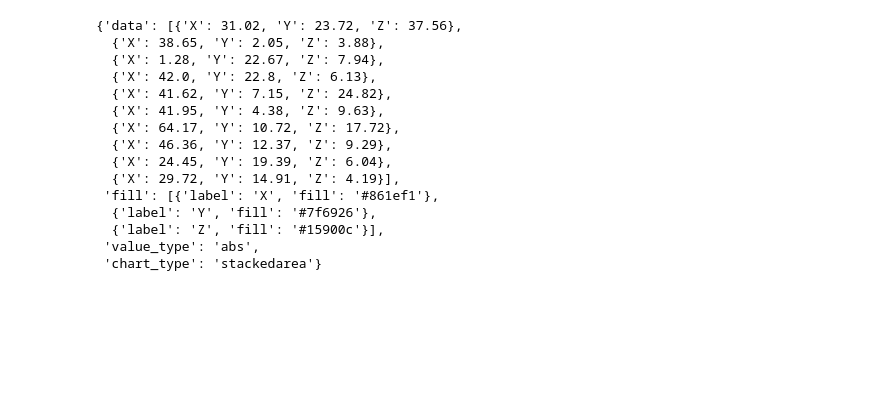
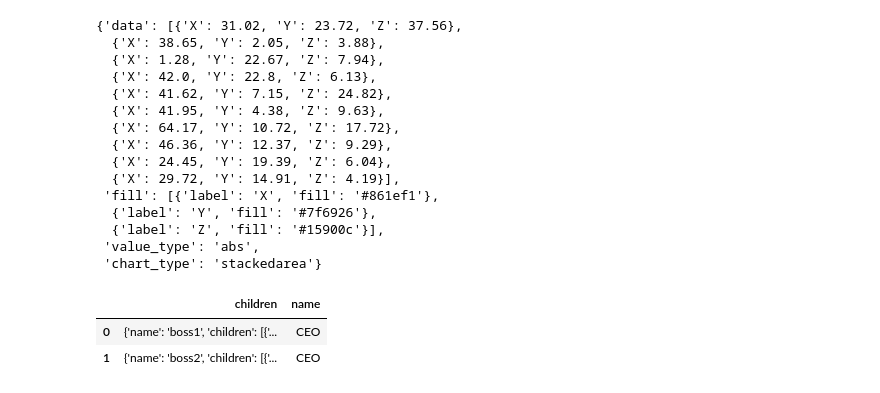
Before and after one commit to pandalearnstocode/fastapi-ms, a Jupyter notebook: notebooks/load_generator.ipynb, the cells around one changed output. Saved outputs shown, nothing was run; the diff lists cells and outputs as text; code cells hidden in the pictures; blank space fills up the shorter version.

```diff
--- a/notebooks/load_generator.ipynb
+++ b/notebooks/load_generator.ipynb
@@ -365,3 +365,9 @@ _stackedarea_payload_generator()
   {'label': 'Z', 'fill': '#15900c'}],
  'value_type': 'abs',
  'chart_type': 'stackedarea'}
+# %%
+pd.read_json("https://raw.githubusercontent.com/holtzy/D3-graph-gallery/master/DATA/data_dendrogram.json")
+# %% [output]
+|  | children | name |
+| 0 | {'name': 'boss1', 'children': [{'... | CEO |
+| 1 | {'name': 'boss2', 'children': [{'... | CEO |
```
Also changed, not shown: parts of 4 cells of this notebook, 4 other files.
